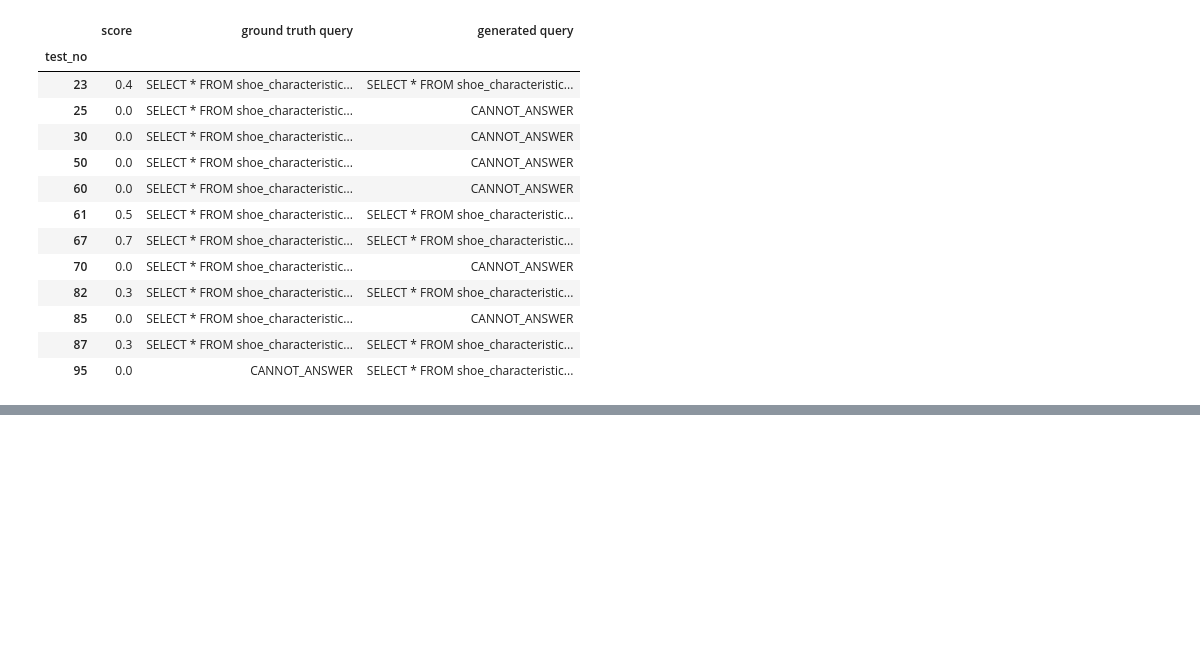
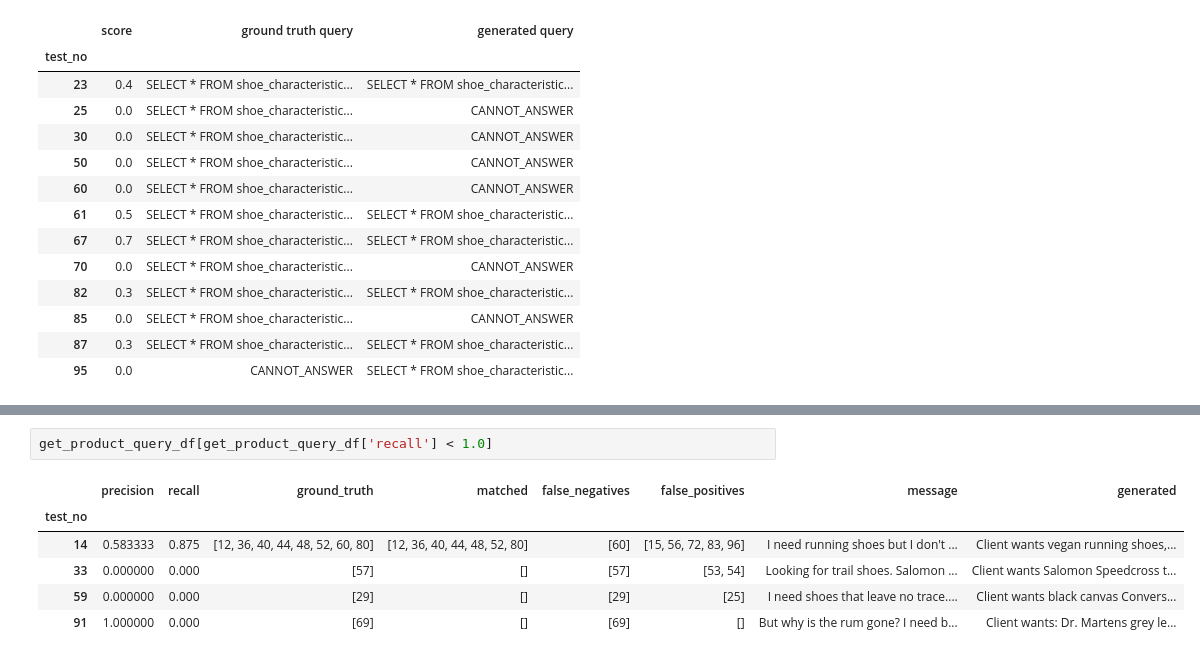
Before and after one commit to jerrold110/CRM-Mail-Agent, a Jupyter notebook: agent/evaluation/Tool evaluations.ipynb, the cells around one changed output, grey strips where cells are left out. Cells and saved outputs as stored; diff of their text form; blank space fills up the shorter version.

```diff
--- a/agent/evaluation/evaluations.ipynb
+++ b/agent/evaluation/Tool evaluations.ipynb
@@ -214,0 +271,9 @@ get_product_query_df[get_product_query_df['score'] < 1.0][['score', 'ground trut
+# %%
+get_product_query_df[get_product_query_df['recall'] < 1.0]
+# %% [output]
+|  | precision | recall | ground_truth | matched | false_negatives | false_positives | message | generated |
+| test_no |  |  |  |  |  |  |  |  |
+| 14 | 0.583333 | 0.875 | [12, 36, 40, 44, 48, 52, 60, 80] | [12, 36, 40, 44, 48, 52, 80] | [60] | [15, 56, 72, 83, 96] | I need running shoes but I don't ... | Client wants vegan running shoes,... |
+| 33 | 0.000000 | 0.000 | [57] | [] | [57] | [53, 54] | Looking for trail shoes. Salomon ... | Client wants Salomon Speedcross t... |
+| 59 | 0.000000 | 0.000 | [29] | [] | [29] | [25] | I need shoes that leave no trace.... | Client wants black canvas Convers... |
+| 91 | 1.000000 | 0.000 | [69] | [] | [69] | [] | But why is the rum gone? I need b... | Client wants: Dr. Martens grey le... |
```
Also changed, not shown: parts of 7 cells of this notebook, 8 other files.
